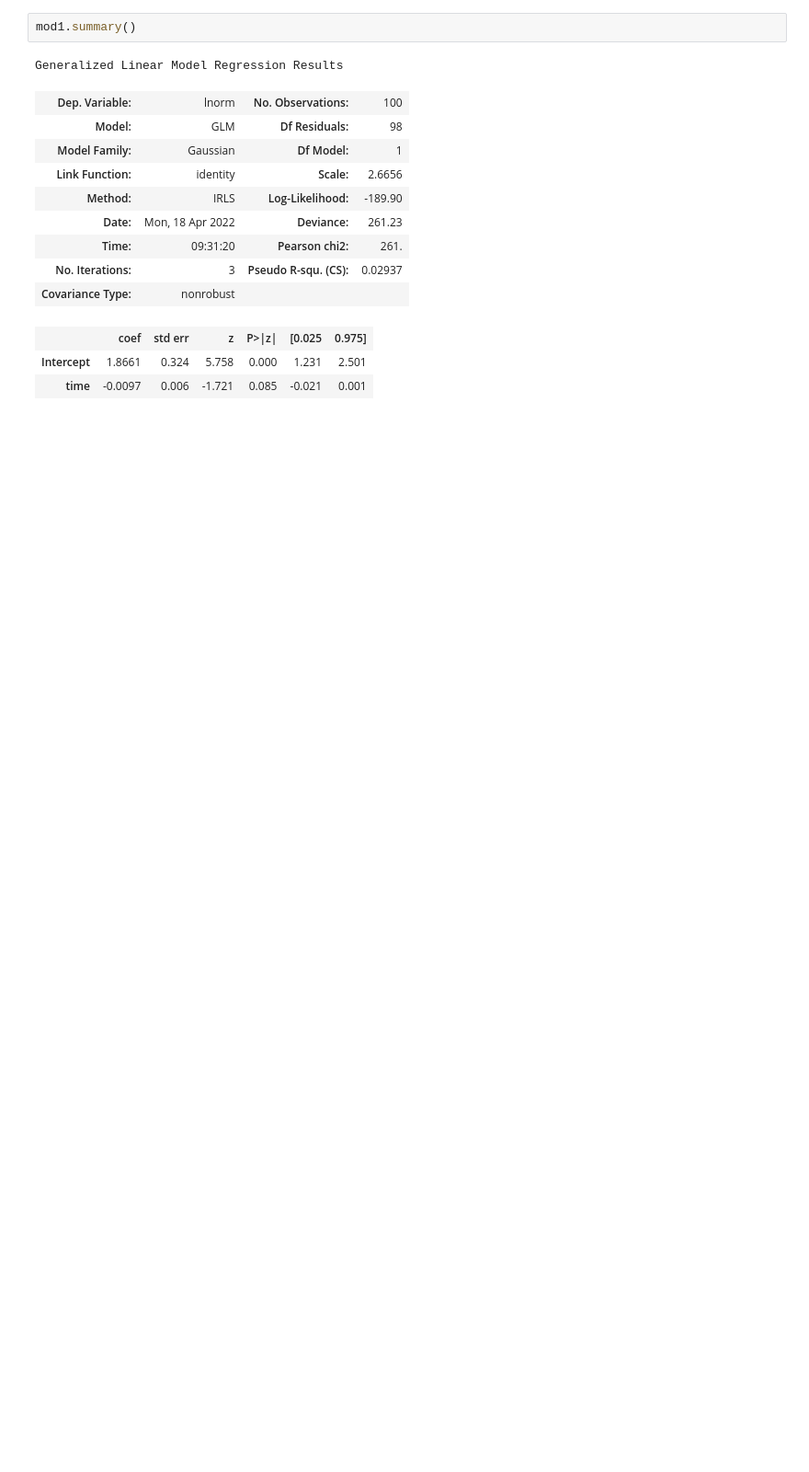
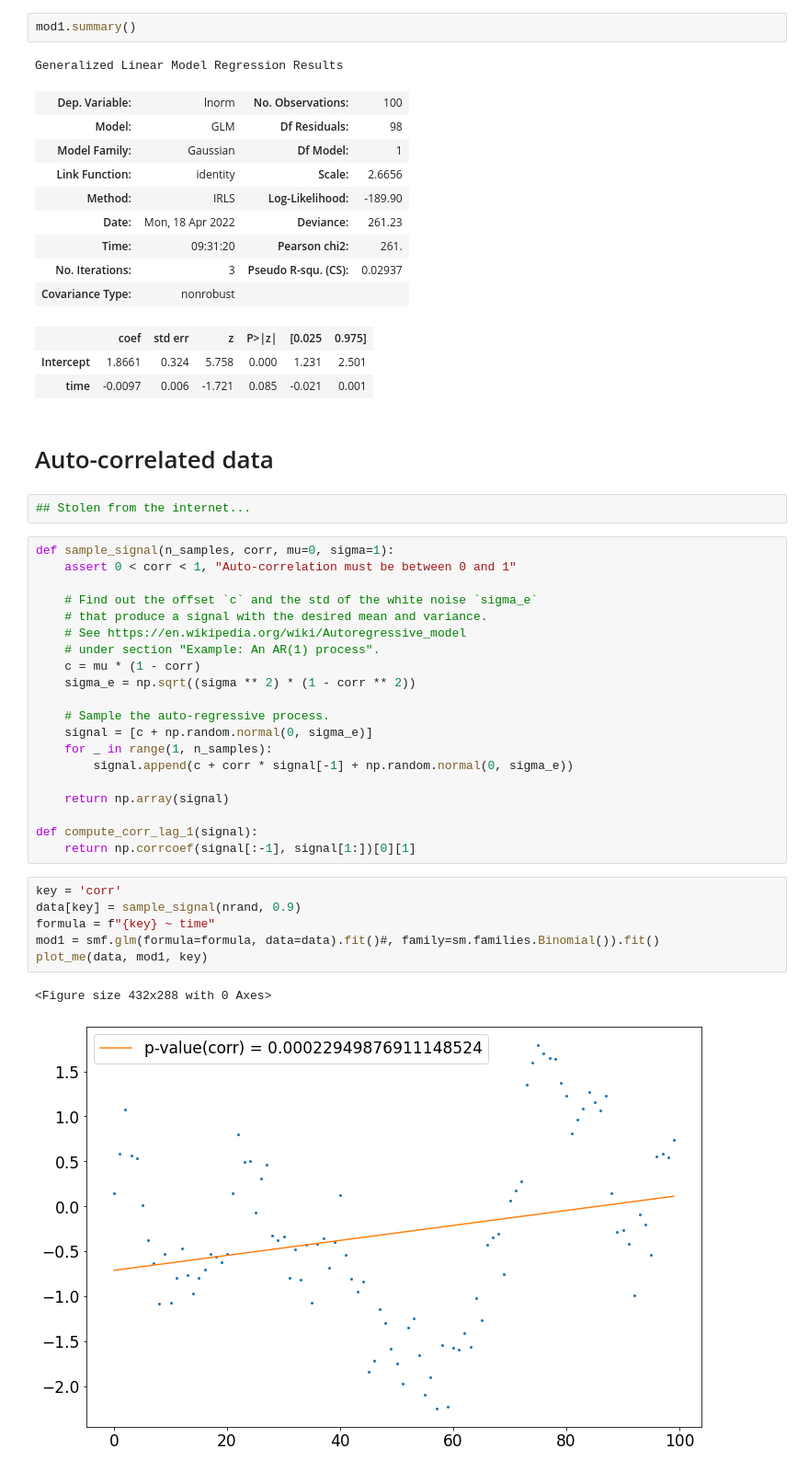
Before and after one commit to profxj/ocea200, a Jupyter notebook: OCEA-267/Lectures/W4_L7.ipynb, the cells around one changed output. Shown at 92% size. Drawn from its saved outputs; the diff is of its cells as text; blank space fills up the shorter version.

Commit message:
comprehensive model

```diff
--- a/OCEA-267/Lectures/W4_L7.ipynb
+++ b/OCEA-267/Lectures/W4_L7.ipynb
@@ -125,3 +125,36 @@ Generalized Linear Model Regression Results
 |  | coef | std err | z | P>|z| | [0.025 | 0.975] |
 | Intercept | 1.8661 | 0.324 | 5.758 | 0.000 | 1.231 | 2.501 |
 | time | -0.0097 | 0.006 | -1.721 | 0.085 | -0.021 | 0.001 |
+# %% [markdown]
+# Auto-correlated data
+# %%
+## Stolen from the internet...
+# %%
+def sample_signal(n_samples, corr, mu=0, sigma=1):
+    assert 0 < corr < 1, "Auto-correlation must be between 0 and 1"
+
+    # Find out the offset `c` and the std of the white noise `sigma_e`
+    # that produce a signal with the desired mean and variance.
+    # See https://en.wikipedia.org/wiki/Autoregressive_model
+    # under section "Example: An AR(1) process".
+    c = mu * (1 - corr)
+    sigma_e = np.sqrt((sigma ** 2) * (1 - corr ** 2))
+
+    # Sample the auto-regressive process.
+    signal = [c + np.random.normal(0, sigma_e)]
+    for _ in range(1, n_samples):
+        signal.append(c + corr * signal[-1] + np.random.normal(0, sigma_e))
+
+    return np.array(signal)
+
+def compute_corr_lag_1(signal):
+    return np.corrcoef(signal[:-1], signal[1:])[0][1]
+# %%
+key = 'corr'
+data[key] = sample_signal(nrand, 0.9)
+formula = f"{key} ~ time"
+mod1 = smf.glm(formula=formula, data=data).fit()#, family=sm.families.Binomial()).fit()
+plot_me(data, mod1, key)
+# %% [output]
+<Figure size 432x288 with 0 Axes>
+[figure, added]
```
Also changed, not shown: parts of 1 cell of this notebook, 2 other files.
